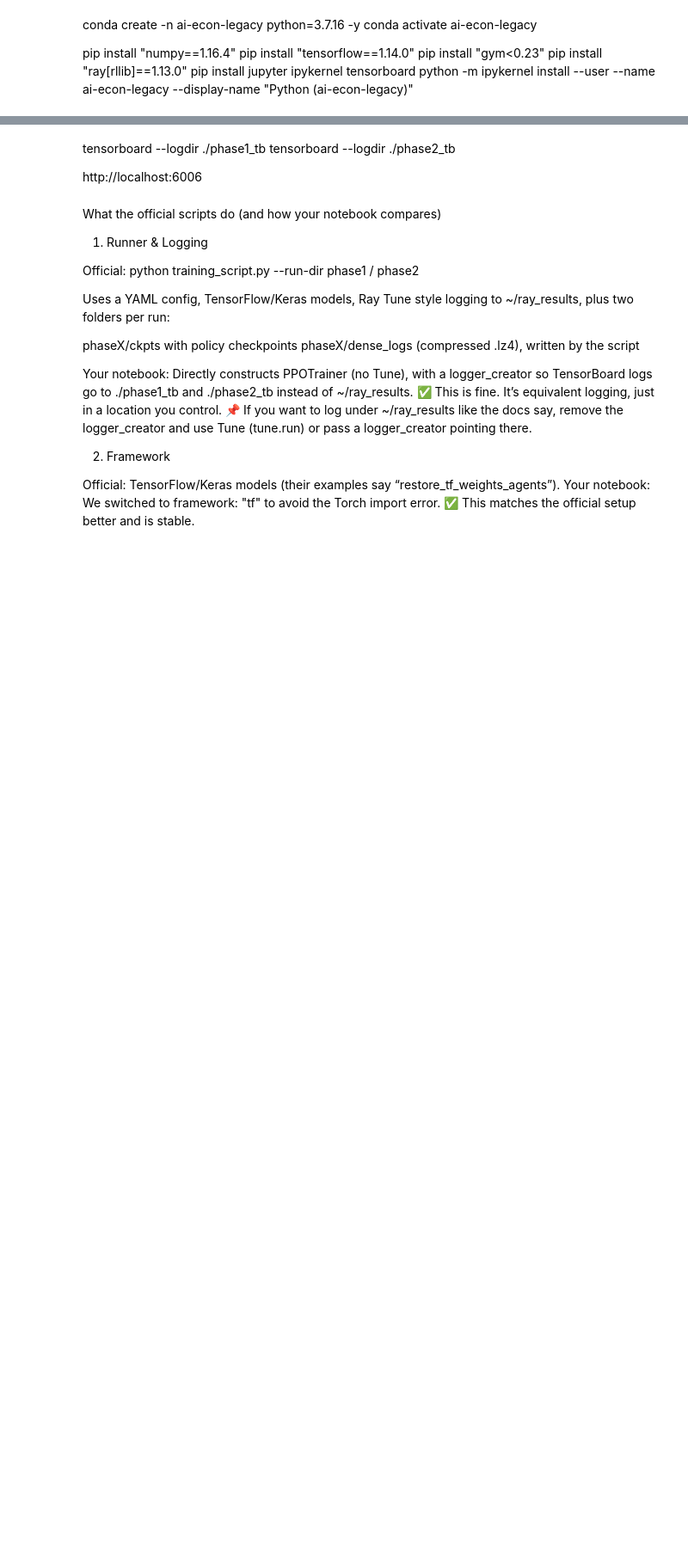
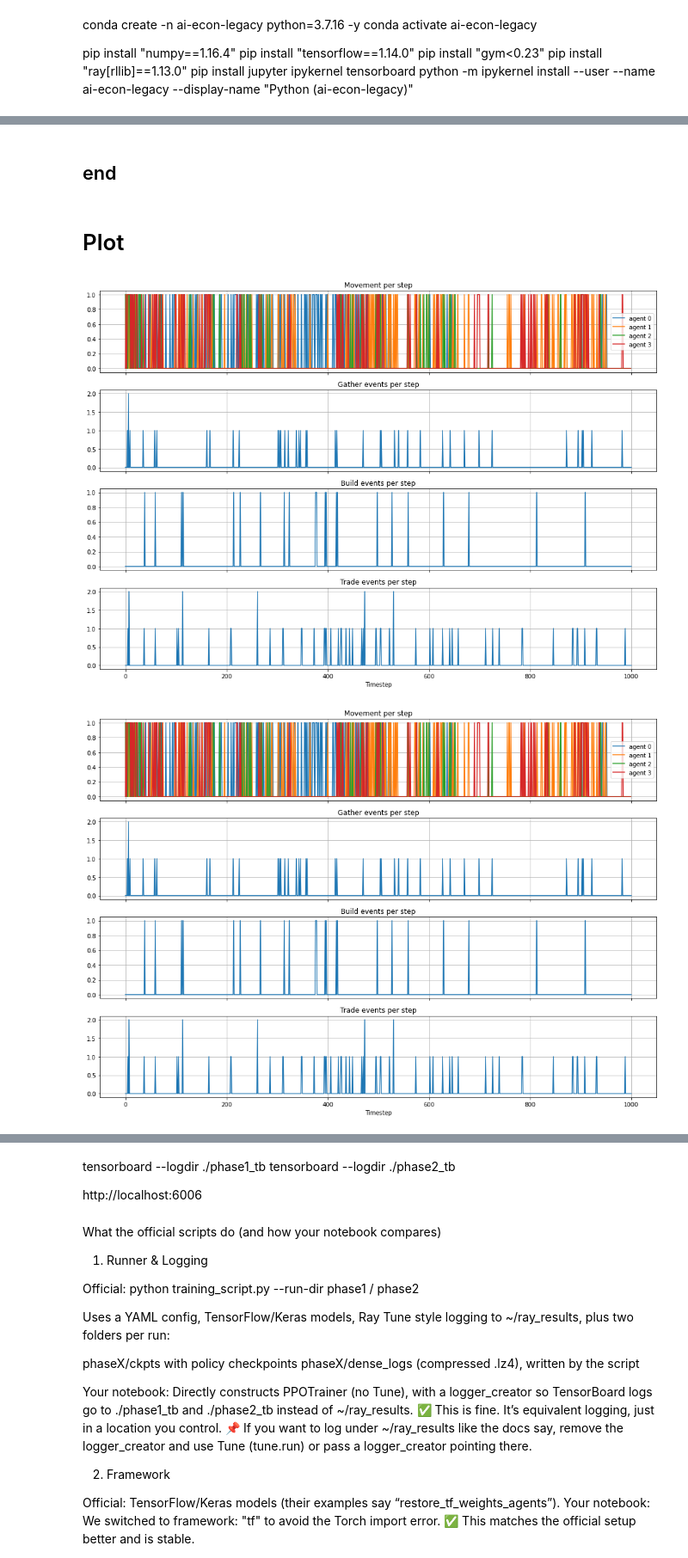
Before and after one commit to DragonsAreFuckingCool/DRL-in-international-economy-ai-economist-, a Jupyter notebook: tutorials/tax_annealing_simulation.ipynb, the cells around one changed output, grey strips where cells are left out. Shown at 86% size. Drawn from its saved outputs; the diff is of its cells as text; code cells hidden in the pictures; blank space fills up the shorter version.

Commit message:
changin som env stuff and adding more plots

```diff
--- a/tutorials/tax_annealing_simulation.ipynb
+++ b/tutorials/tax_annealing_simulation.ipynb
@@ -551,0 +169,13 @@ print(f"[PHASE 2] Final checkpoint: {ckpt_phase2_path}")
+# %%
+def patch_trainer_envs(trainer, min_band=4):
+    """
+    Apply the mask patch to every live env inside RLlib workers.
+    Works with num_workers=0 and also with remote workers.
+    """
+    def _patch_env(env):
+        patch_regional_tax_masks(env, min_band=min_band)
+        return True
+
+    trainer.workers.foreach_worker(
+        lambda worker: worker.foreach_env(_patch_env)
+    )
@@ -551,0 +954,4 @@ print(f"[PHASE 2] Final checkpoint: {ckpt_phase2_path}")
+# %% [markdown]
+## end
+# %% [markdown]
+# Plot
@@ -551,0 +1034,5 @@ print(f"[PHASE 2] Final checkpoint: {ckpt_phase2_path}")
+# %%
+plot_mobile_agent_actions(dense_logs[0])
+# %% [output]
+[figure, added]
+[figure, added]
```
Also changed, not shown: parts of 61 cells of this notebook.
